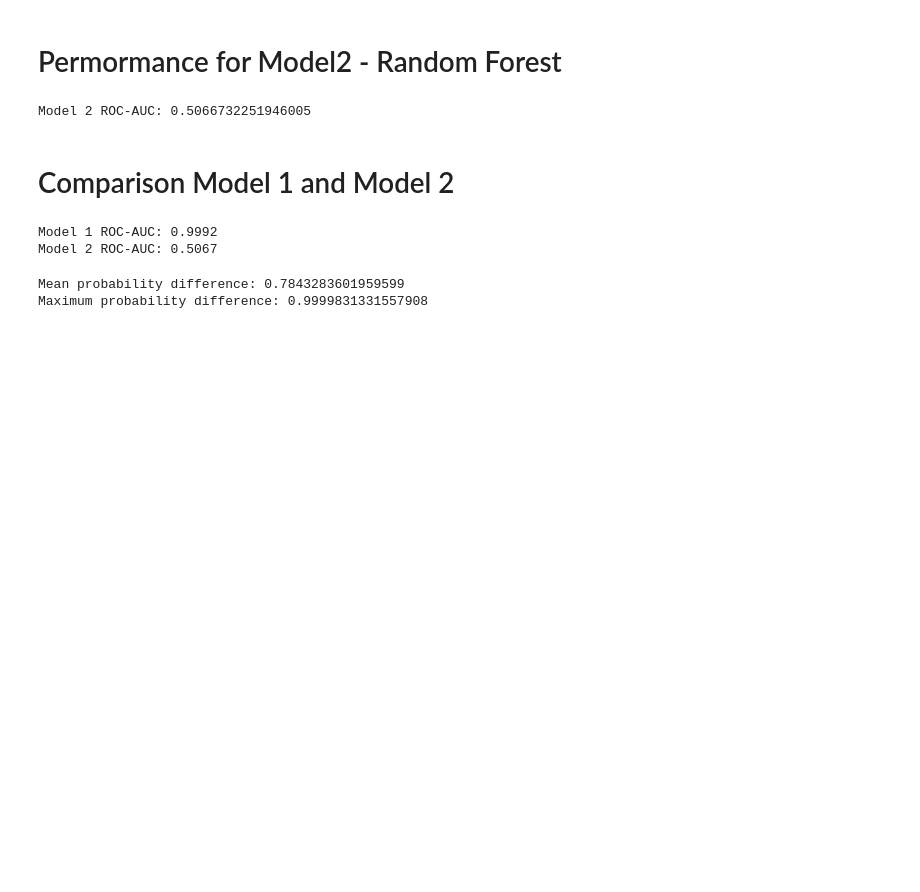
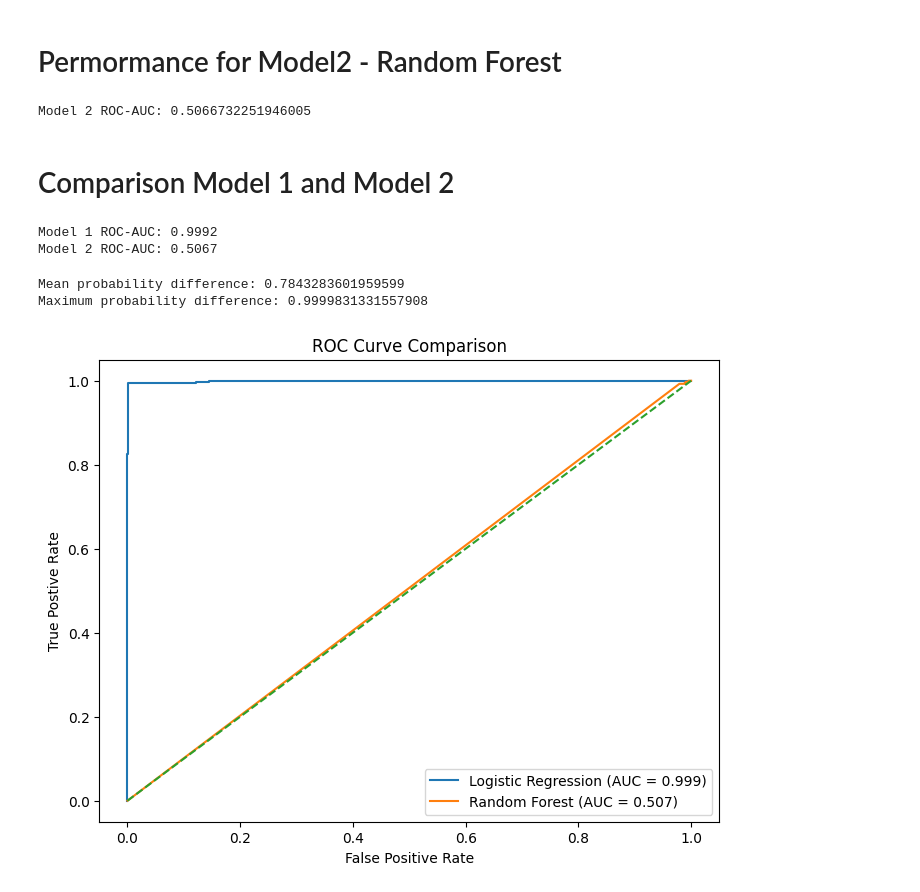
Before and after one commit to 21208737/STADIOEquities, a Jupyter notebook: scripts/statistical_helpers/Comparison.ipynb, the cells around one changed output. Saved outputs shown, nothing was run; the diff lists cells and outputs as text; code cells hidden in the pictures; blank space fills up the shorter version.

Commit message:
Created using Colab. Added a ROC Curve to better illustrate the comparison between model 1 and model 2.

```diff
--- a/scripts/statistical_helpers/Comparison.ipynb
+++ b/scripts/statistical_helpers/Comparison.ipynb
@@ -610,0 +617,39 @@ Maximum probability difference: 0.9999831331557908
+# %%
+fpr_model1, trp_model1, _ = roc_curve(
+    y_test,
+    y_prob_logistic1
+)
+# %%
+fpr_model2, trp_model2, _ = roc_curve(
+    y_test,
+    y_prob_rf2
+)
+# %%
+plt.figure(figsize=(8, 6))
+plt.plot(
+    fpr_model1,
+    trp_model1,
+    label=f"Logistic Regression (AUC = {auc_model1:.3f})"
+
+)
+
+plt.plot(
+    fpr_model2,
+    trp_model2,
+    label=f"Random Forest (AUC = {auc_model2:.3f})"
+)
+
+plt.plot(
+    [0, 1],
+    [0, 1],
+    linestyle="--"
+)
+
+plt.xlabel("False Positive Rate")
+plt.ylabel("True Postive Rate")
+plt.title("ROC Curve Comparison")
+plt.legend()
+
+plt.show()
+# %% [output]
+[figure, added]
```
Also changed, not shown: parts of 6 cells of this notebook.
